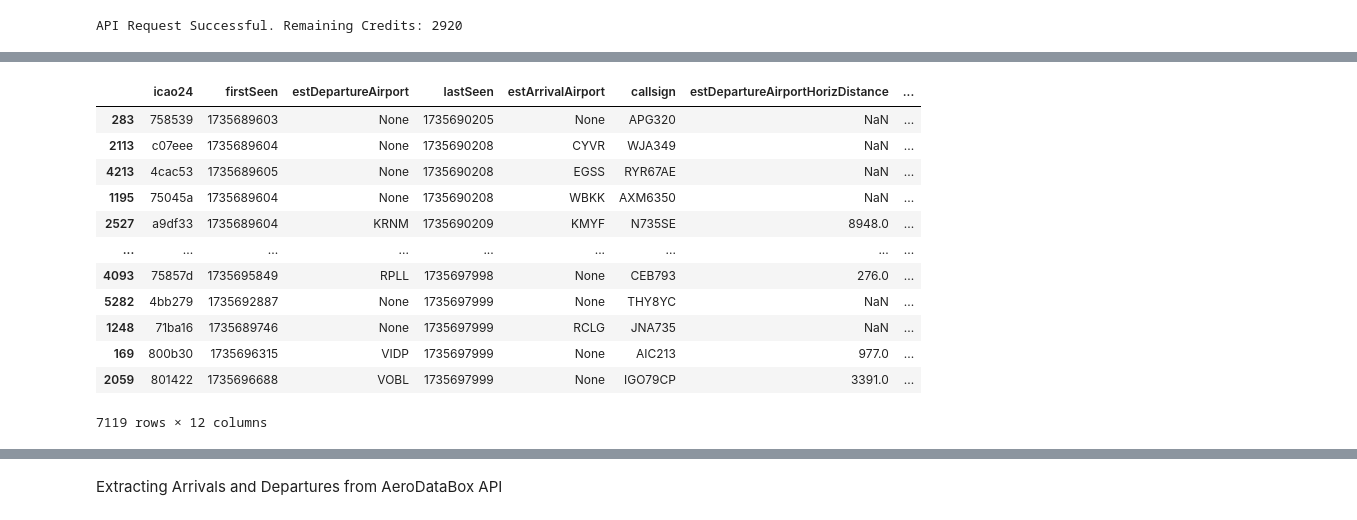
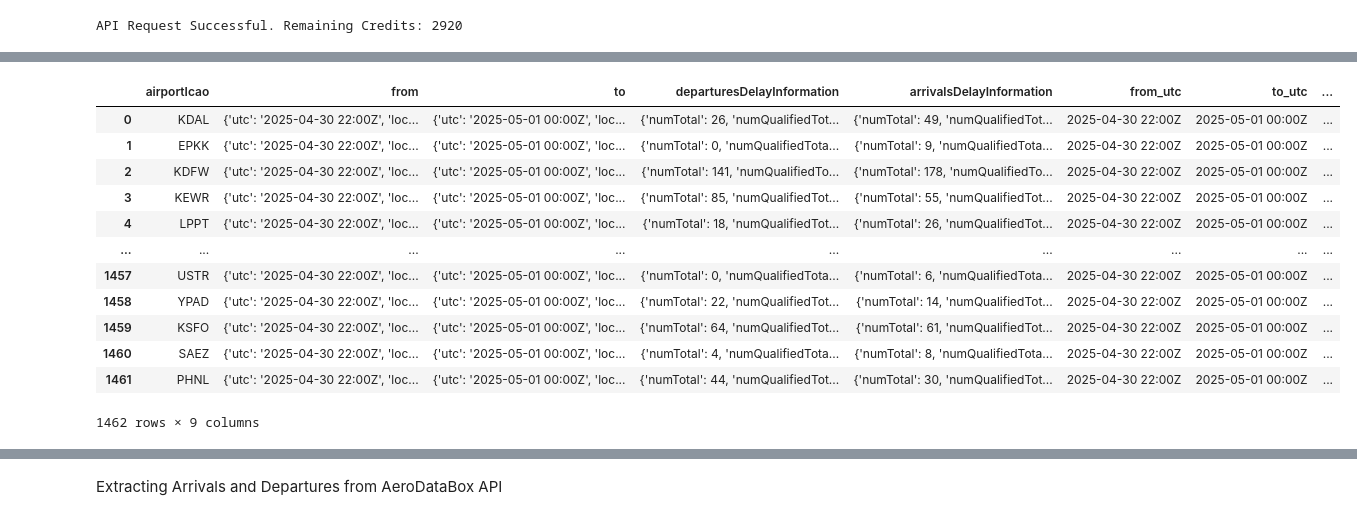
Before and after one commit to sandeep90633/Aviation_Operations_Analytics_Project, a Jupyter notebook: test_scripts/ingestion_test.ipynb, the cells around one changed output, grey strips where cells are left out. Cells and saved outputs as stored; diff of their text form; code cells hidden in the pictures.

```diff
--- a/test_scripts/ingestion_test.ipynb
+++ b/test_scripts/ingestion_test.ipynb
@@ -104,11 +106,11 @@ def make_OpenSky_request(API_BASE_URL, endpoint, date, token):
     url = f"{API_BASE_URL}{endpoint}"
     logging.info(f"\nMaking API request to {url}...")
 
-    #begin_ts, end_ts, _, _, _ = date_string_to_day_range_epoch(date)
+    begin_ts, end_ts, _, _, _ = date_string_to_day_range_epoch(date)
 
     params = {
-        "begin": 1735689600,
-        "end": 1735698000
+        "begin": begin_ts,
+        "end": end_ts
     }
 
     logging.info(f"params: {params}")
@@ -128,7 +130,7 @@ def make_OpenSky_request(API_BASE_URL, endpoint, date, token):
 # %% [markdown]
 Function to request for arrivals, departure and individual aircrafts' routes
 # %%
-def make_OpenSky_request(API_BASE_URL, endpoint, param, airport_or_icao24_value, date, token):
+def make_OpenSky_request_with_param(API_BASE_URL, endpoint, param, airport_or_icao24_value, date, token):
     """Makes an API request using the Bearer Token."""
     if not token:
         logging.error("Error: No valid token available.")
@@ -229,7 +233,7 @@ token = get_access_token(CLIENT_ID, CLIENT_SECRET)
 
 API_BASE_URL = "https://opensky-network.org/api"
 # %%
-response = make_OpenSky_request(API_BASE_URL, "/flights/all", "2025-01-01", token)
+response = make_OpenSky_request(API_BASE_URL, "/flights/all", "2025-01-0", token)
 # %%
 data = response.json()
 # %%
@@ -244,16 +330,23 @@ df = pd.DataFrame(data)
+# %%
+df['from_utc'] = df['from'].apply(lambda x: x['utc'])
+df['to_utc'] = df['to'].apply(lambda x: x['utc'])
+
+# --- Extracting 'local' times ---
+df['from_local'] = df['from'].apply(lambda x: x['local'])
+df['to_local'] = df['to'].apply(lambda x: x['local'])
 # %%
-df.sort_values('lastSeen')
+df
 # %% [output]
-|  | icao24 | firstSeen | estDepartureAirport | lastSeen | estArrivalAirport | callsign | estDepartureAirportHorizDistance | ... |
-| 283 | 758539 | 1735689603 | None | 1735690205 | None | APG320 | NaN | ... |
-| 2113 | c07eee | 1735689604 | None | 1735690208 | CYVR | WJA349 | NaN | ... |
-| 4213 | 4cac53 | 1735689605 | None | 1735690208 | EGSS | RYR67AE | NaN | ... |
-| 1195 | 75045a | 1735689604 | None | 1735690208 | WBKK | AXM6350 | NaN | ... |
-| 2527 | a9df33 | 1735689604 | KRNM | 1735690209 | KMYF | N735SE | 8948.0 | ... |
+|  | airportIcao | from | to | departuresDelayInformation | arrivalsDelayInformation | from_utc | to_utc | ... |
+| 0 | KDAL | {'utc': '2025-04-30 22:00Z', 'loc... | {'utc': '2025-05-01 00:00Z', 'loc... | {'numTotal': 26, 'numQualifiedTot... | {'numTotal': 49, 'numQualifiedTot... | 2025-04-30 22:00Z | 2025-05-01 00:00Z | ... |
+| 1 | EPKK | {'utc': '2025-04-30 22:00Z', 'loc... | {'utc': '2025-05-01 00:00Z', 'loc... | {'numTotal': 0, 'numQualifiedTota... | {'numTotal': 9, 'numQualifiedTota... | 2025-04-30 22:00Z | 2025-05-01 00:00Z | ... |
+| 2 | KDFW | {'utc': '2025-04-30 22:00Z', 'loc... | {'utc': '2025-05-01 00:00Z', 'loc... | {'numTotal': 141, 'numQualifiedTo... | {'numTotal': 178, 'numQualifiedTo... | 2025-04-30 22:00Z | 2025-05-01 00:00Z | ... |
+| 3 | KEWR | {'utc': '2025-04-30 22:00Z', 'loc... | {'utc': '2025-05-01 00:00Z', 'loc... | {'numTotal': 85, 'numQualifiedTot... | {'numTotal': 55, 'numQualifiedTot... | 2025-04-30 22:00Z | 2025-05-01 00:00Z | ... |
+| 4 | LPPT | {'utc': '2025-04-30 22:00Z', 'loc... | {'utc': '2025-05-01 00:00Z', 'loc... | {'numTotal': 18, 'numQualifiedTot... | {'numTotal': 26, 'numQualifiedTot... | 2025-04-30 22:00Z | 2025-05-01 00:00Z | ... |
 | ... | ... | ... | ... | ... | ... | ... | ... | ... |
-| 4093 | 75857d | 1735695849 | RPLL | 1735697998 | None | CEB793 | 276.0 | ... |
-| 5282 | 4bb279 | 1735692887 | None | 1735697999 | None | THY8YC | NaN | ... |
-| 1248 | 71ba16 | 1735689746 | None | 1735697999 | RCLG | JNA735 | NaN | ... |
-| 169 | 800b30 | 1735696315 | VIDP | 1735697999 | None | AIC213 | 977.0 | ... |
-| 2059 | 801422 | 1735696688 | VOBL | 1735697999 | None | IGO79CP | 3391.0 | ... |
+| 1457 | USTR | {'utc': '2025-04-30 22:00Z', 'loc... | {'utc': '2025-05-01 00:00Z', 'loc... | {'numTotal': 0, 'numQualifiedTota... | {'numTotal': 6, 'numQualifiedTota... | 2025-04-30 22:00Z | 2025-05-01 00:00Z | ... |
+| 1458 | YPAD | {'utc': '2025-04-30 22:00Z', 'loc... | {'utc': '2025-05-01 00:00Z', 'loc... | {'numTotal': 22, 'numQualifiedTot... | {'numTotal': 14, 'numQualifiedTot... | 2025-04-30 22:00Z | 2025-05-01 00:00Z | ... |
+| 1459 | KSFO | {'utc': '2025-04-30 22:00Z', 'loc... | {'utc': '2025-05-01 00:00Z', 'loc... | {'numTotal': 64, 'numQualifiedTot... | {'numTotal': 61, 'numQualifiedTot... | 2025-04-30 22:00Z | 2025-05-01 00:00Z | ... |
+| 1460 | SAEZ | {'utc': '2025-04-30 22:00Z', 'loc... | {'utc': '2025-05-01 00:00Z', 'loc... | {'numTotal': 4, 'numQualifiedTota... | {'numTotal': 8, 'numQualifiedTota... | 2025-04-30 22:00Z | 2025-05-01 00:00Z | ... |
+| 1461 | PHNL | {'utc': '2025-04-30 22:00Z', 'loc... | {'utc': '2025-05-01 00:00Z', 'loc... | {'numTotal': 44, 'numQualifiedTot... | {'numTotal': 30, 'numQualifiedTot... | 2025-04-30 22:00Z | 2025-05-01 00:00Z | ... |
-7119 rows × 12 columns
+1462 rows × 9 columns
```
Also changed, not shown: parts of 6 cells of this notebook, 6 other files.
